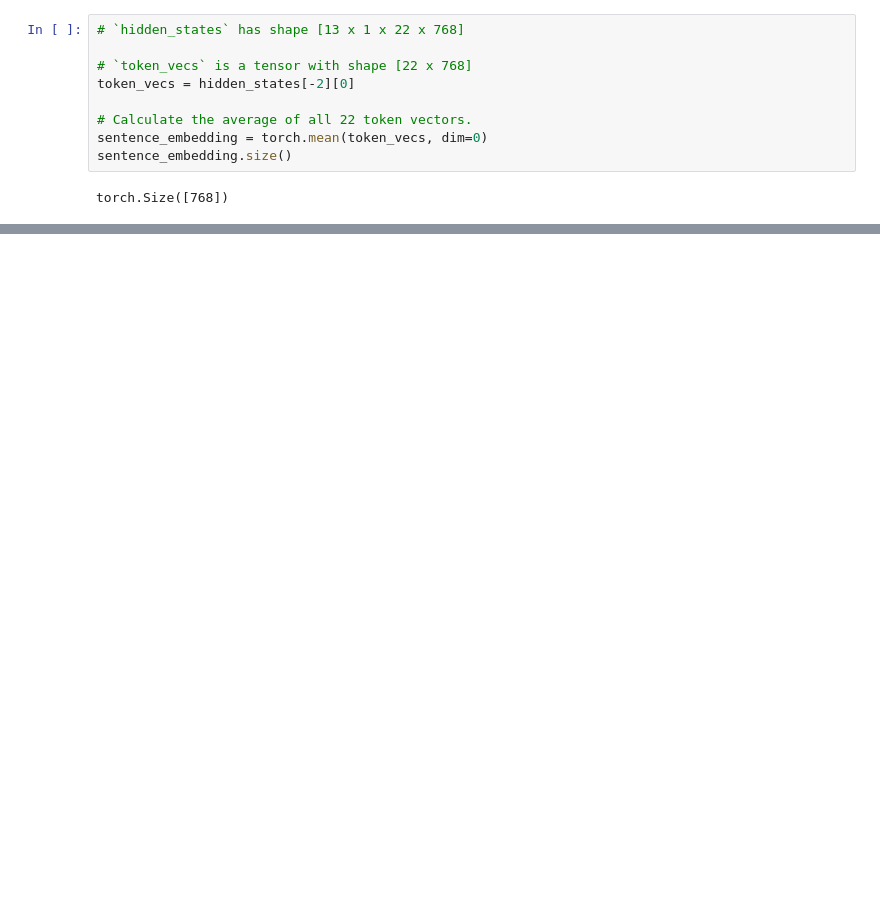
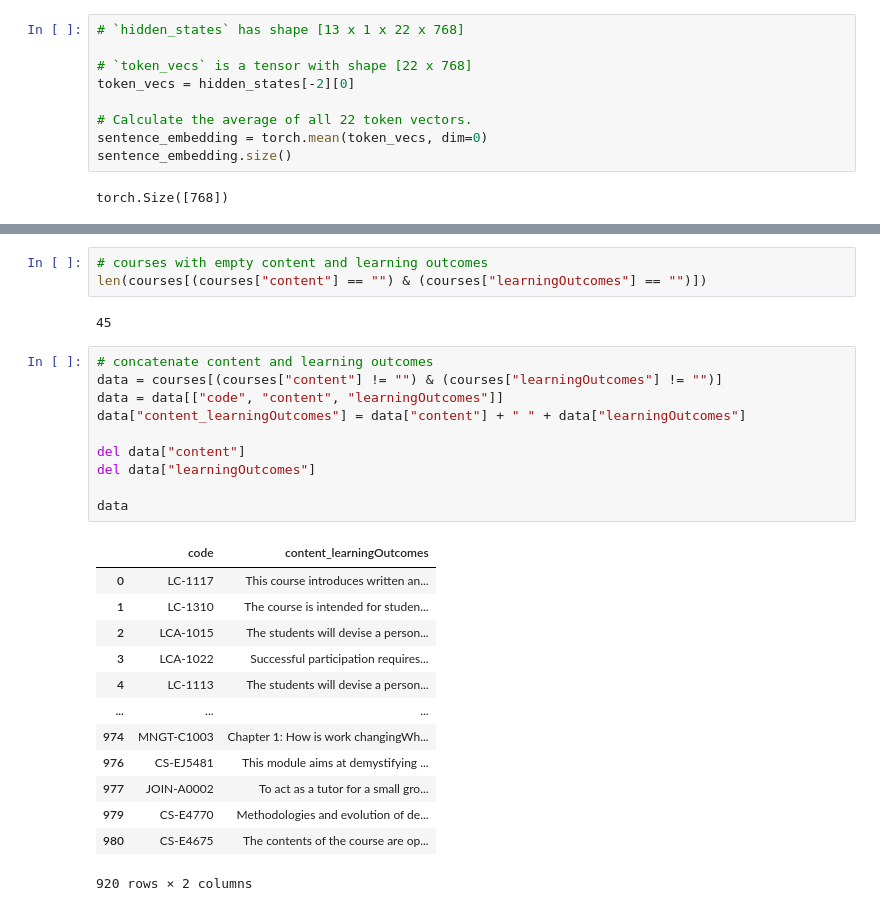
Before and after one commit to SNLP-project-team2023/CourseMatchPrototype, a Jupyter notebook: RecommenderSystem.ipynb, the cells around one changed output, grey strips where cells are left out. Drawn from its saved outputs; the diff is of its cells as text; blank space fills up the shorter version.

```diff
--- a/RecommenderSystem.ipynb
+++ b/RecommenderSystem.ipynb
@@ -322,0 +345,29 @@ torch.Size([768])
+# %%
+# courses with empty content and learning outcomes
+len(courses[(courses["content"] == "") & (courses["learningOutcomes"] == "")])
+# %% [output]
+45
+# %%
+# concatenate content and learning outcomes
+data = courses[(courses["content"] != "") & (courses["learningOutcomes"] != "")]
+data = data[["code", "content", "learningOutcomes"]]
+data["content_learningOutcomes"] = data["content"] + " " + data["learningOutcomes"]
+
+del data["content"]
+del data["learningOutcomes"]
+
+data
+# %% [output]
+|  | code | content_learningOutcomes |
+| 0 | LC-1117 | This course introduces written an... |
+| 1 | LC-1310 | The course is intended for studen... |
+| 2 | LCA-1015 | The students will devise a person... |
+| 3 | LCA-1022 | Successful participation requires... |
+| 4 | LC-1113 | The students will devise a person... |
+| ... | ... | ... |
+| 974 | MNGT-C1003 | Chapter 1: How is work changingWh... |
+| 976 | CS-EJ5481 | This module aims at demystifying ... |
+| 977 | JOIN-A0002 | To act as a tutor for a small gro... |
+| 979 | CS-E4770 | Methodologies and evolution of de... |
+| 980 | CS-E4675 | The contents of the course are op... |
+920 rows × 2 columns
```
Also changed, not shown: parts of 13 cells of this notebook.
